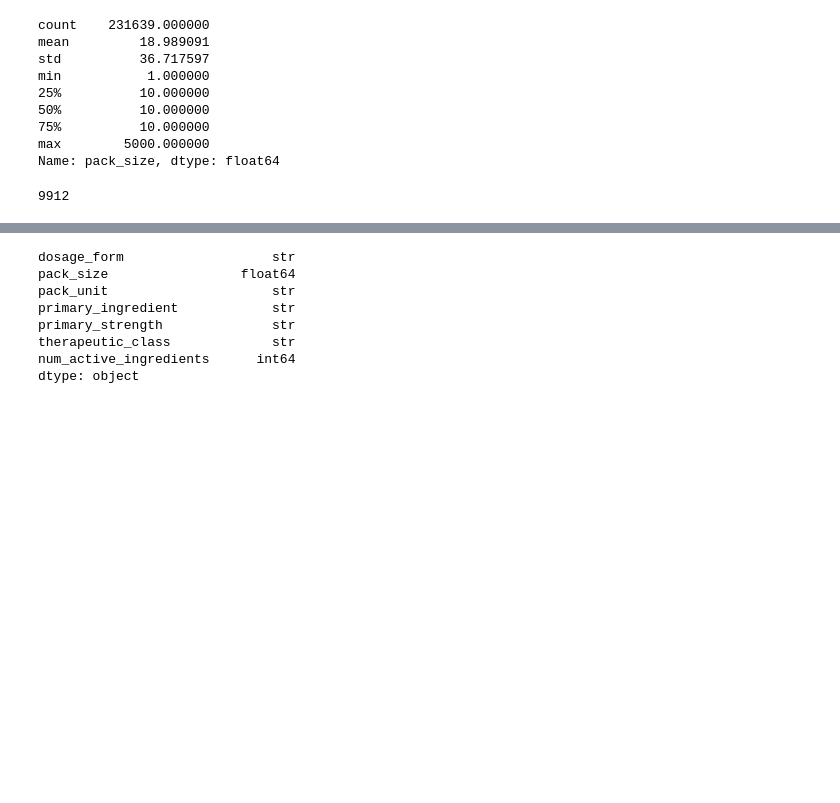
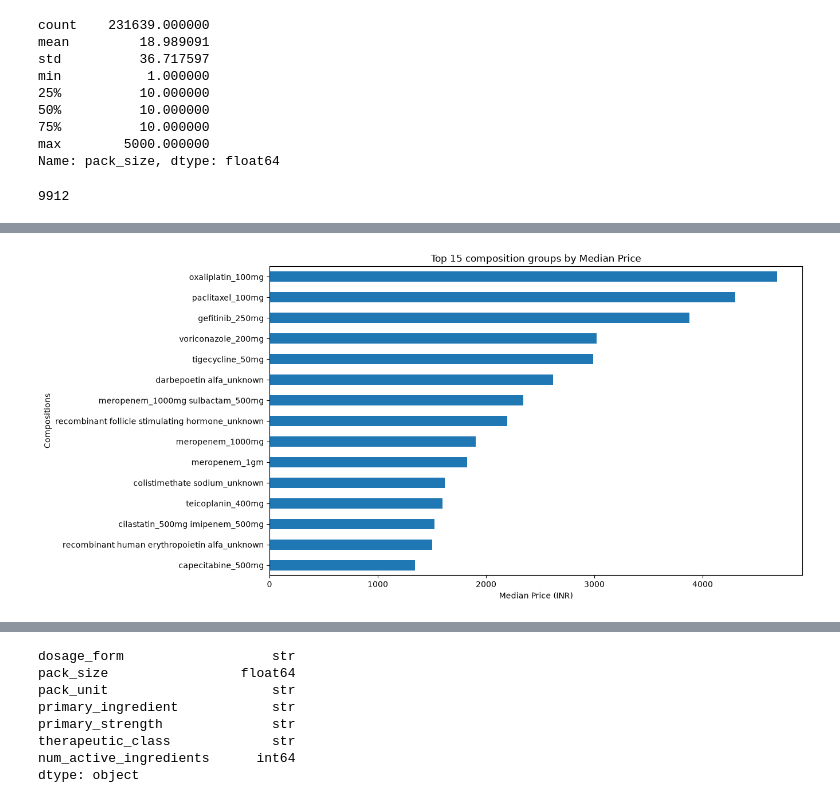
Before and after one commit to Oblivionium/medicine-finder, a Jupyter notebook: notebooks/eda.ipynb, the cells around one changed output, grey strips where cells are left out. Cells and saved outputs as stored; diff of their text form; code cells hidden in the pictures; blank space fills up the shorter version.

```diff
--- a/notebooks/eda.ipynb
+++ b/notebooks/eda.ipynb
@@ -558,0 +570,32 @@ df["cleaned_composition"].nunique()
+# %%
+composition_stats = (
+    df.groupby("cleaned_composition")
+    .agg(
+        median_price=("price_inr", "median"),
+        medicine_count=("price_inr", "count")
+    )
+)
+
+composition_stats = composition_stats[
+    composition_stats["medicine_count"] >= 50
+]
+
+top_compositions = (
+    composition_stats
+    .sort_values("median_price", ascending=False)
+    .head(15)
+)
+
+plt.figure(figsize=(12,7))
+
+top_compositions["median_price"].sort_values().plot(
+    kind="barh"
+)
+
+plt.title("Top 15 composition groups by Median Price")
+plt.xlabel("Median Price (INR)")
+plt.ylabel("Compositions")
+
+plt.show()
+# %% [output]
+[figure, added]
```
Also changed, not shown: parts of 55 cells of this notebook, 2 other files.
